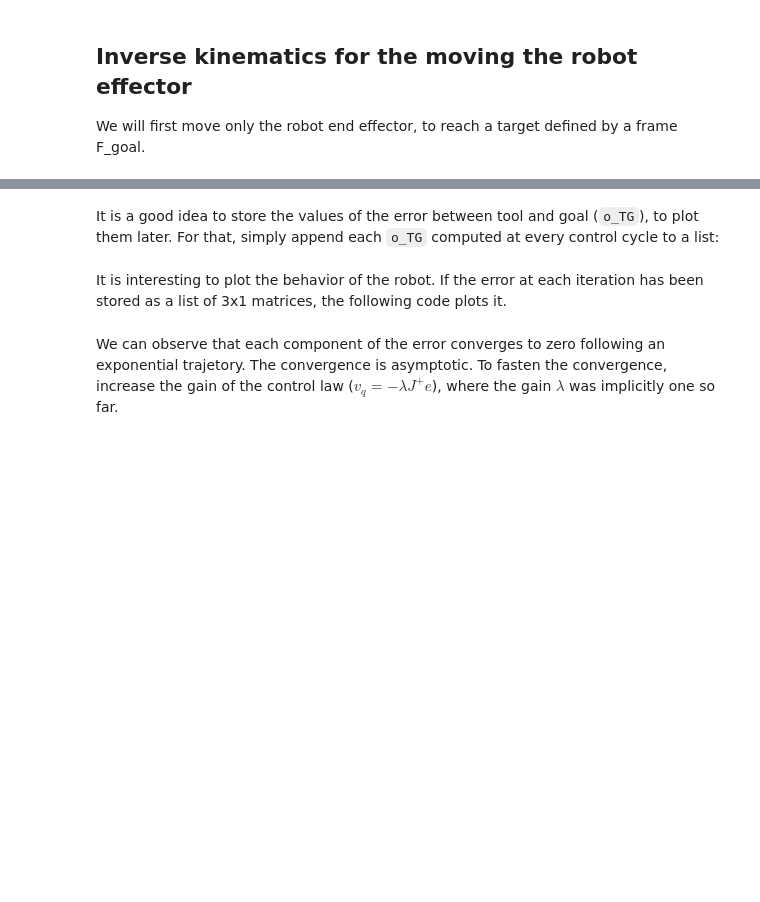
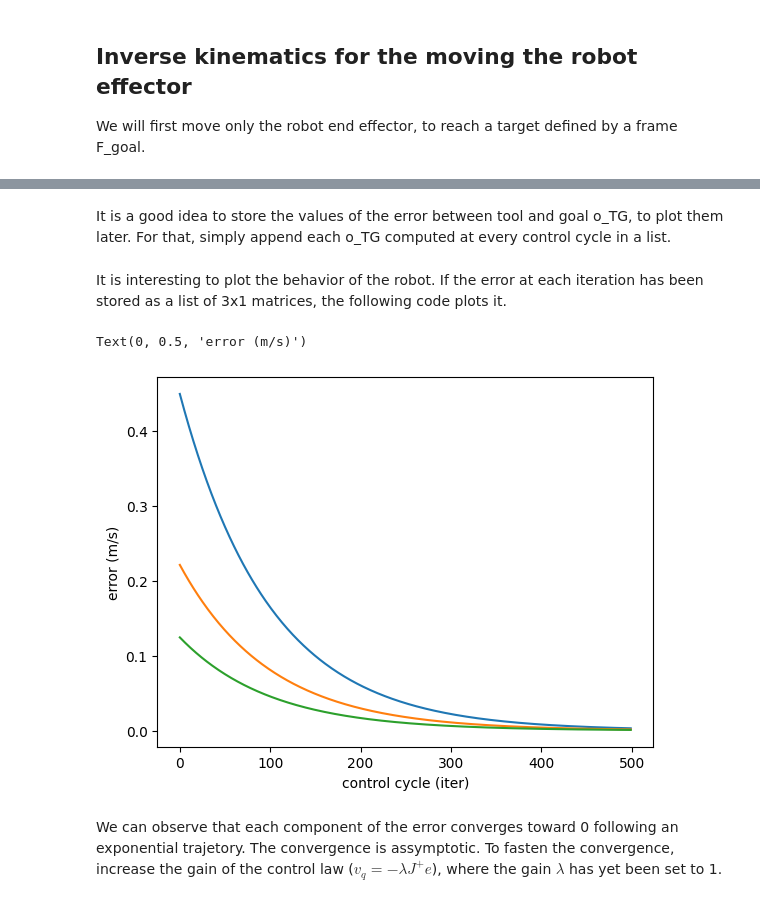
Before and after one commit to stephane-caron/robotics-mva-2023, a Jupyter notebook: 2_inverse_kinematics.ipynb, the cells around one changed output, grey strips where cells are left out. Cells and saved outputs as stored; diff of their text form; code cells hidden in the pictures; blank space fills up the shorter version.

```diff
--- a/2_inverse_kinematics.ipynb
+++ b/2_inverse_kinematics.ipynb
@@ -266,26 +260,41 @@ DT = 1e-2  # seconds
 # %% [markdown]
-It is a good idea to store the values of the error between tool and goal (`o_TG`), to plot them later. For that, simply append each `o_TG` computed at every control cycle to a list:
+It is a good idea to store the values of the error between tool and goal o_TG, to plot them later. For that, simply append each o_TG computed at every control cycle in a list.
-# %%
-q = q0.copy()
-herr = [] # Log the value of the error between tool and goal.
-
-for i in range(500):  # Integrate over 2 second of robot life
-
-    # REPLACE WITH YOUR CODE
-    o_TG = np.zeros(3)
-    q = q0
-
-    viz.display(q)
-    time.sleep(1e-3)
-
-    herr.append(o_TG)
+# %%
+q = q0.copy()
+herr = [] # Log the value of the error between tool and goal.
+
+# Integrate over 2 second of robot life
+for i in range(500):
+    # Run the algorithms that outputs values in robot.data
+    pin.framesForwardKinematics(robot.model,robot.data,q)
+    pin.computeJointJacobians(robot.model,robot.data,q)
+
+    # Placement from world frame o to frame f oMtool
+    oMtool = robot.data.oMf[IDX_TOOL]
+
+    # 3D jacobian in world frame
+    o_Jtool3 = pin.computeFrameJacobian(robot.model, robot.data, q, IDX_TOOL, pin.LOCAL_WORLD_ALIGNED)[:3, :]
+
+    # vector from tool to goal, in world frame
+    o_TG = oMgoal.translation - oMtool.translation
+
+    # Control law by least square
+    vq = pinv(o_Jtool3) @ o_TG
+
+    q = pin.integrate(robot.model, q, vq * DT)
+    viz.display(q)
+    time.sleep(1e-3)
+    herr.append(o_TG)
 # %% [markdown]
 It is interesting to plot the behavior of the robot. If the error at each iteration has been stored as a list of 3x1 matrices, the following code plots it.
 # %%
 plt.plot(herr)
 plt.xlabel('control cycle (iter)')
-plt.ylabel('error (m)');
+plt.ylabel('error (m/s)')
+# %% [output]
+Text(0, 0.5, 'error (m/s)')
+[figure, added]
 # %% [markdown]
-We can observe that each component of the error converges to zero following an exponential trajetory. The convergence is asymptotic. To fasten the convergence, increase the gain of the control law ($v_q = - \lambda J^+ e$), where the gain $\lambda$ was implicitly one so far.
+We can observe that each component of the error converges toward 0 following an exponential trajetory. The convergence is assymptotic. To fasten the convergence, increase the gain of the control law ($v_q = - \lambda J^+ e$), where the gain $\lambda$ has yet been set to 1.
 # %% [markdown]
 ### Place the end effector (6D)
```
Also changed, not shown: parts of 63 cells of this notebook, 2 other files.
